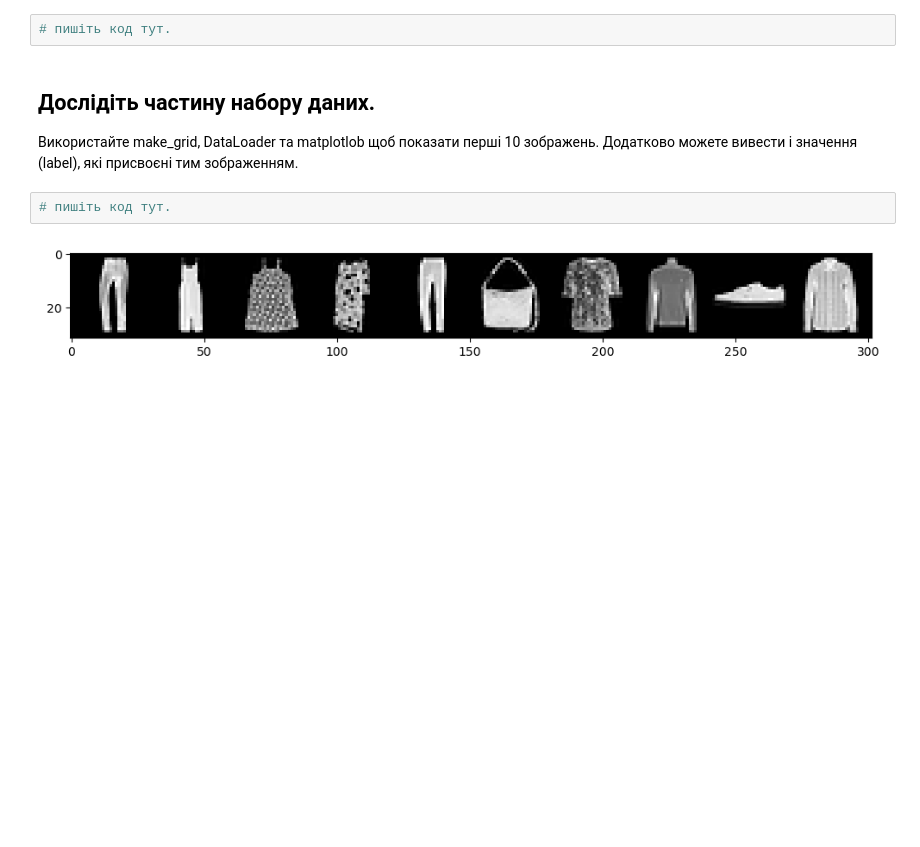
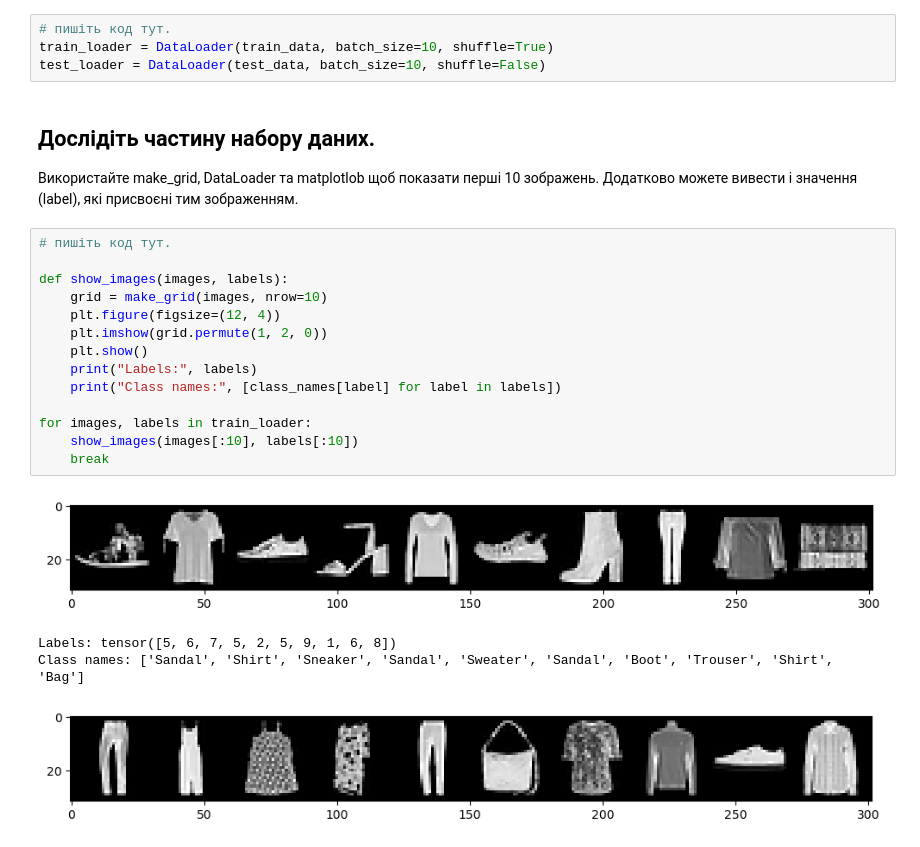
Before and after one commit to 4gn5t/DataInstrumentsPY, a Jupyter notebook: Lab11_ImageRecognitionWithNeuralNetwork/Lab11.ipynb, the cells around one changed output. Drawn from its saved outputs; the diff is of its cells as text; blank space fills up the shorter version.

```diff
--- a/Lab11_ImageRecognitionWithNeuralNetwork/Lab11.ipynb
+++ b/Lab11_ImageRecognitionWithNeuralNetwork/Lab11.ipynb
@@ -54,12 +38,30 @@ Extracting FashionMNIST\raw\t10k-labels-idx1-ubyte.gz to FashionMNIST\raw
 ## Створіть Data Loader-и.
 # %%
 # пишіть код тут.
+train_loader = DataLoader(train_data, batch_size=10, shuffle=True)
+test_loader = DataLoader(test_data, batch_size=10, shuffle=False)
 # %% [markdown]
 ## Дослідіть частину набору даних.
 Використайте make_grid, DataLoader та matplotlob щоб показати перші 10 зображень.
 Додатково можете вивести і значення (label), які присвоєні тим зображенням.
 # %%
 # пишіть код тут.
+
+def show_images(images, labels):
+    grid = make_grid(images, nrow=10)
+    plt.figure(figsize=(12, 4))
+    plt.imshow(grid.permute(1, 2, 0))
+    plt.show()
+    print("Labels:", labels)
+    print("Class names:", [class_names[label] for label in labels])
+
+for images, labels in train_loader:
+    show_images(images[:10], labels[:10])
+    break
+# %% [output]
+[figure, added]
+Labels: tensor([5, 6, 7, 5, 2, 5, 9, 1, 6, 8])
+Class names: ['Sandal', 'Shirt', 'Sneaker', 'Sandal', 'Sweater', 'Sandal', 'Boot', 'Trouser', 'Shirt', 'Bag']
 # %%
 # %% [output]
 [figure]
```
Also changed, not shown: parts of 8 cells of this notebook, 2 other files.
